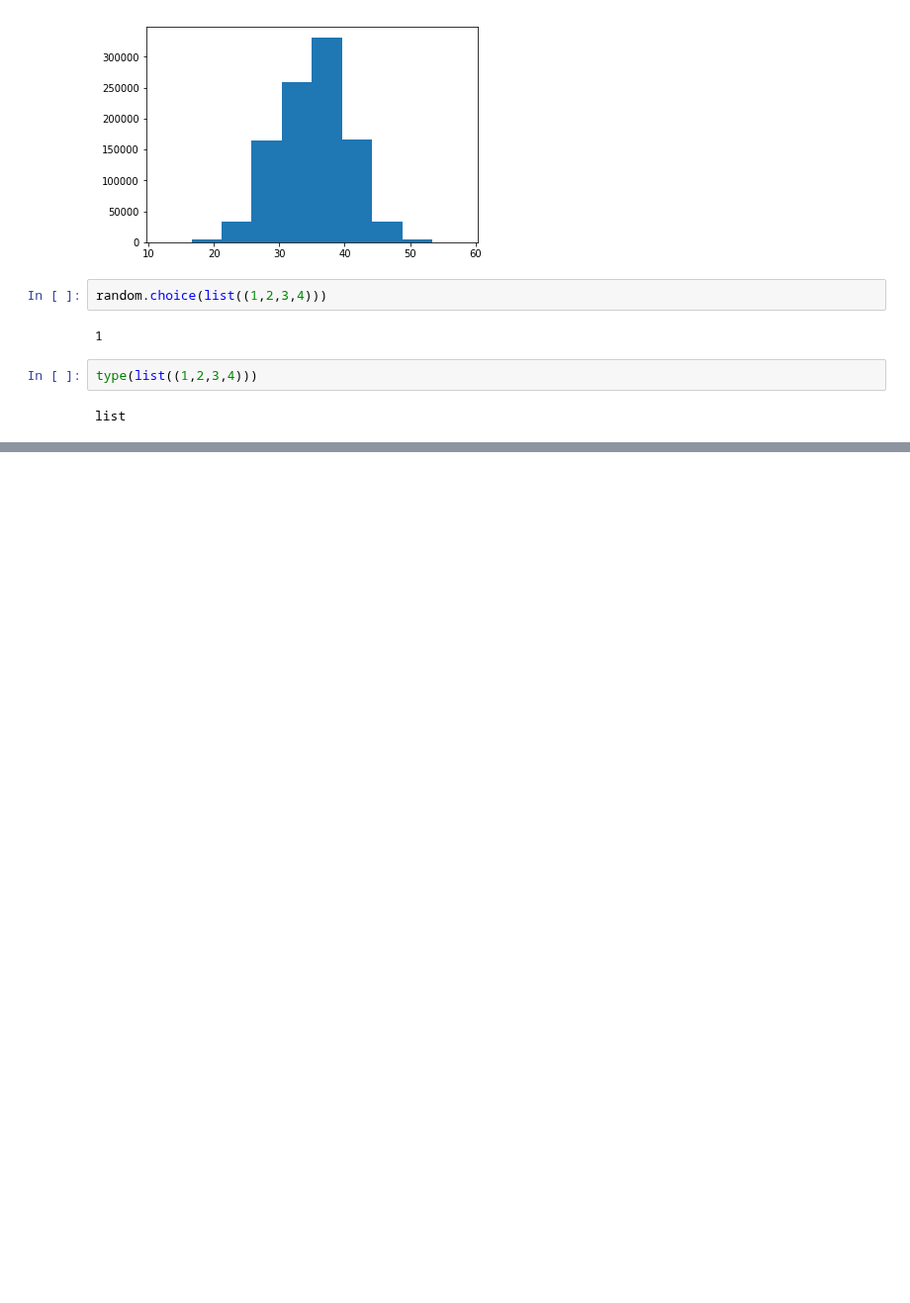
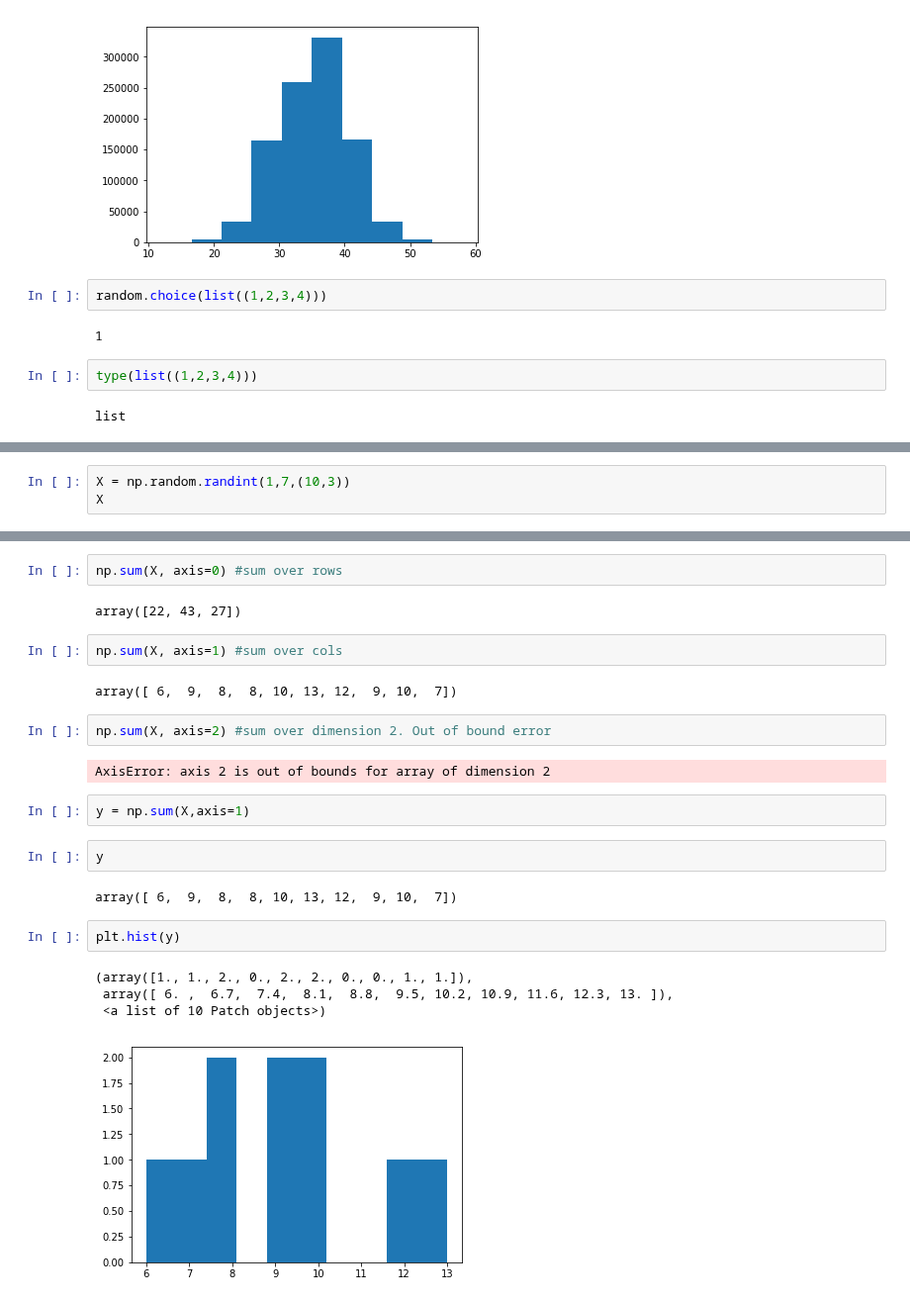
Before and after one commit to udaytak/Edx_PythonForResearch, a Jupyter notebook: CW2.ipynb, the cells around one changed output, grey strips where cells are left out. Shown at 99% size. Drawn from its saved outputs; the diff is of its cells as text; blank space fills up the shorter version.

Commit message:
2.4.3 NumPy Random Module

```diff
--- a/CW2.ipynb
+++ b/CW2.ipynb
@@ -1400,0 +1474,3 @@ list
+# %%
+X = np.random.randint(1,7,(10,3))
+X
@@ -1400,0 +1498,25 @@ list
+# %%
+np.sum(X, axis=0) #sum over rows
+# %% [output]
+array([22, 43, 27])
+# %%
+np.sum(X, axis=1) #sum over cols
+# %% [output]
+array([ 6,  9,  8,  8, 10, 13, 12,  9, 10,  7])
+# %%
+np.sum(X, axis=2) #sum over dimension 2. Out of bound error
+# %% [output]
+AxisError: axis 2 is out of bounds for array of dimension 2
+# %%
+y = np.sum(X,axis=1)
+# %%
+y
+# %% [output]
+array([ 6,  9,  8,  8, 10, 13, 12,  9, 10,  7])
+# %%
+plt.hist(y)
+# %% [output]
+(array([1., 1., 2., 0., 2., 2., 0., 0., 1., 1.]),
+ array([ 6. ,  6.7,  7.4,  8.1,  8.8,  9.5, 10.2, 10.9, 11.6, 12.3, 13. ]),
+ <a list of 10 Patch objects>)
+[figure, added]
```
Also changed, not shown: parts of 29 cells of this notebook.
